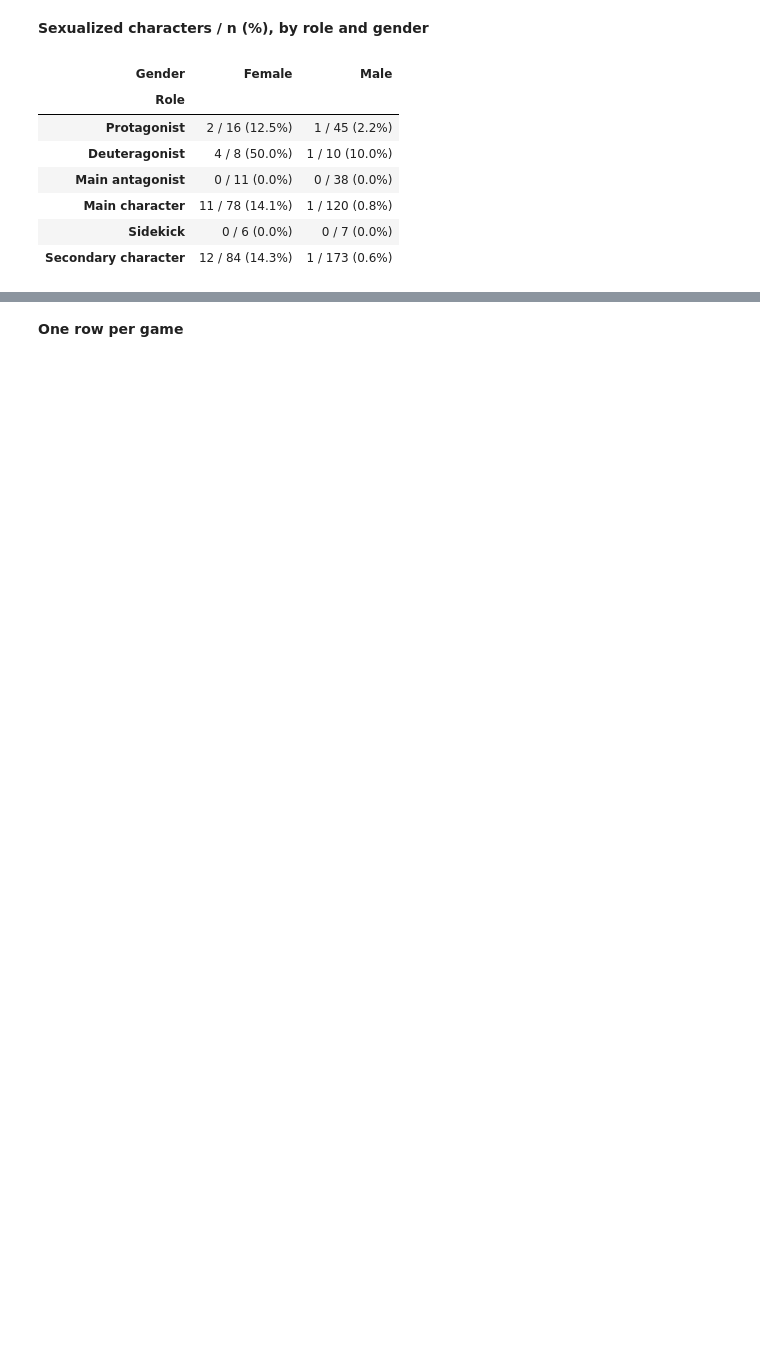
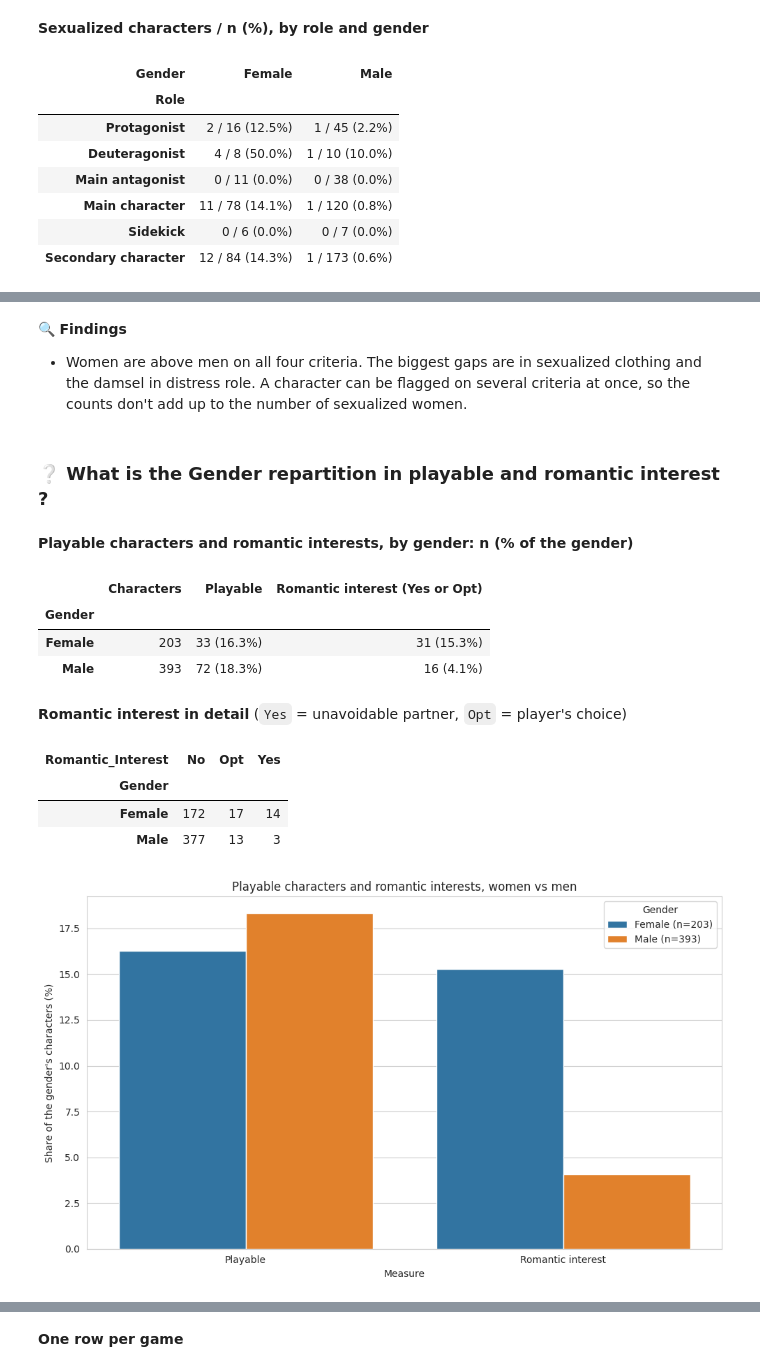
Before and after one commit to IA-P1-BCN/EDA_Manon, a Jupyter notebook: Gender Representation in Video Games.ipynb, the cells around one changed output, grey strips where cells are left out. Drawn from its saved outputs; the diff is of its cells as text; code cells hidden in the pictures; blank space fills up the shorter version.

```diff
--- a/Gender Representation in Video Games.ipynb
+++ b/Gender Representation in Video Games.ipynb
@@ -1162,0 +1204,53 @@ display(summary)
+# %% [markdown]
+🔍 **Findings**<br>
+
+- Women are above men on all four criteria. The biggest gaps are in sexualized clothing and the damsel in distress role. A character can be flagged on several criteria at once, so the counts don't add up to the number of sexualized women.
+# %% [markdown]
+### ❔ What is the Gender repartition in playable and romantic interest ?
+# %%
+characters = tables["characters"]
+subset = characters[characters["Gender"].isin(["Female", "Male"])].copy()
+subset["Playable_flag"] = subset["Playable"] == 1
+subset["Romantic_flag"] = subset["Romantic_Interest"].isin(["Yes", "Opt"])
+
+n = subset["Gender"].value_counts()
+playable = subset.groupby("Gender")["Playable_flag"].agg(["sum", "mean"])
+romantic = subset.groupby("Gender")["Romantic_flag"].agg(["sum", "mean"])
+romantic_detail = pd.crosstab(subset["Gender"], subset["Romantic_Interest"])
+
+summary2 = pd.DataFrame({
+    "Characters": n,
+    "Playable": playable["sum"].astype(int).astype(str) + " ("
+        + (playable["mean"] * 100).round(1).astype(str) + "%)",
+    "Romantic interest (Yes or Opt)": romantic["sum"].astype(int).astype(str) + " ("
+        + (romantic["mean"] * 100).round(1).astype(str) + "%)",
+})
+
+display(Markdown("**Playable characters and romantic interests, by gender: n (% of the gender)**"))
+display(summary2)
+display(Markdown("**Romantic interest in detail** (`Yes` = unavoidable partner, `Opt` = player's choice)"))
+display(romantic_detail[["No", "Opt", "Yes"]])
+
+plot2 = pd.DataFrame({"Playable": playable["mean"] * 100, "Romantic interest": romantic["mean"] * 100})
+plot2 = plot2.reset_index().melt(id_vars="Gender", var_name="Measure", value_name="Percent")
+plot2["Gender"] = plot2["Gender"].map(lambda g: f"{g} (n={n[g]})")
+
+fig, ax = plt.subplots()
+sns.barplot(data=plot2, x="Measure", y="Percent", hue="Gender", ax=ax)
+ax.set_title("Playable characters and romantic interests, women vs men")
+ax.set_xlabel("Measure")
+ax.set_ylabel("Share of the gender's characters (%)")
+plt.tight_layout()
+plt.show()
+# %% [output]
+**Playable characters and romantic interests, by gender: n (% of the gender)**
+|  | Characters | Playable | Romantic interest (Yes or Opt) |
+| Gender |  |  |  |
+| Female | 203 | 33 (16.3%) | 31 (15.3%) |
+| Male | 393 | 72 (18.3%) | 16 (4.1%) |
+**Romantic interest in detail** (`Yes` = unavoidable partner, `Opt` = player's choice)
+| Romantic_Interest | No | Opt | Yes |
+| Gender |  |  |  |
+| Female | 172 | 17 | 14 |
+| Male | 377 | 13 | 3 |
+[figure, added]
```
Also changed, not shown: parts of 18 cells of this notebook.
